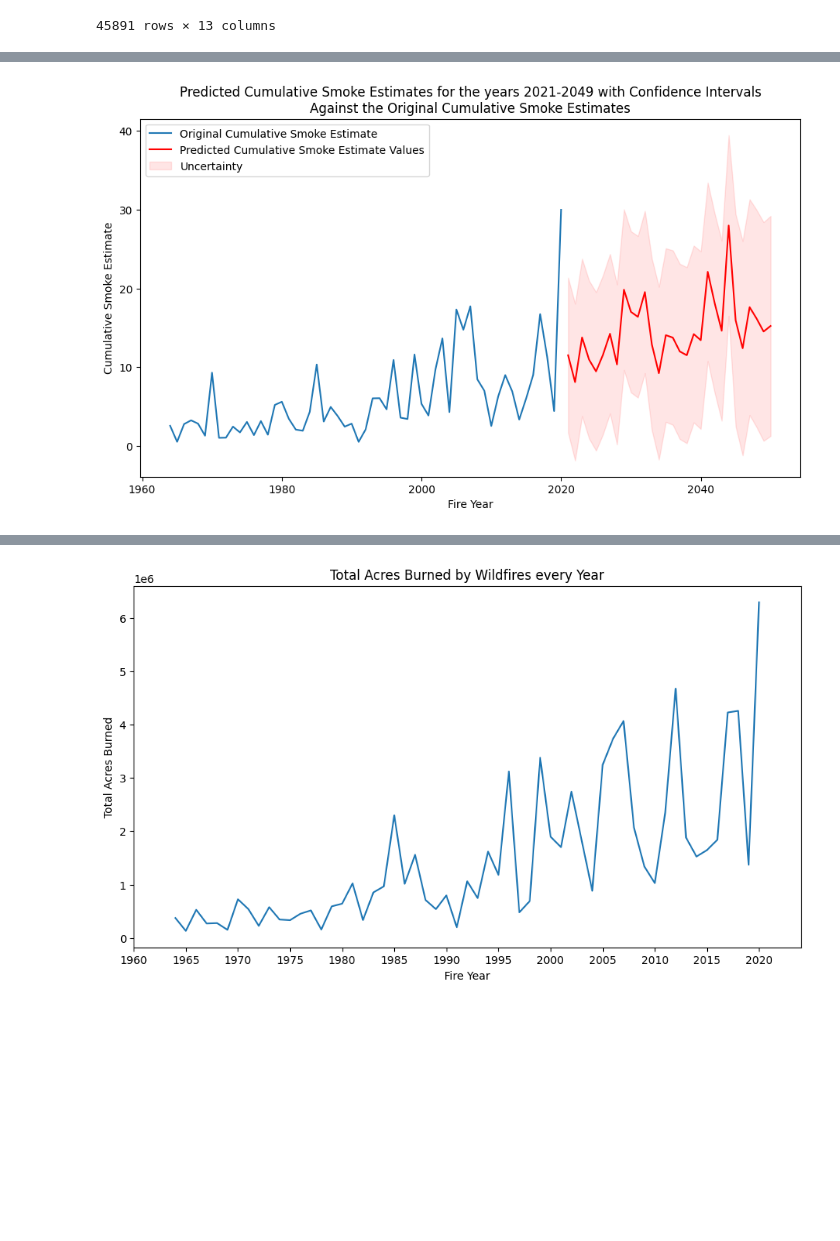
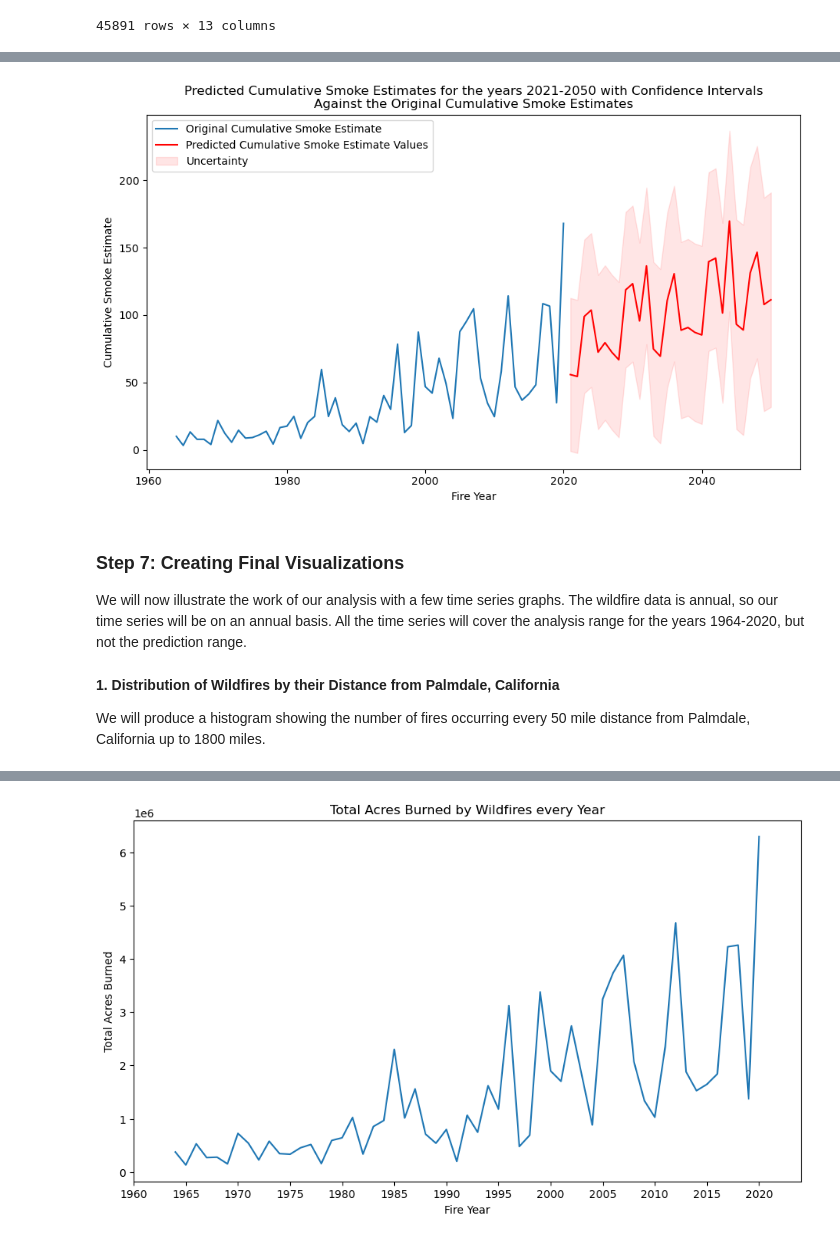
Before and after one commit to baisakhi771/data512_project, a Jupyter notebook: Analysis/Wildfire_Analysis_Data_Analysis_and_Prediction.ipynb, the cells around one changed output, grey strips where cells are left out. Cells and saved outputs as stored; diff of their text form; code cells hidden in the pictures; blank space fills up the shorter version.

Commit message:
Updating Analysis notebooks, data file and intermediate data files

```diff
--- a/Analysis/Wildfire_Analysis_Data_Analysis_and_Prediction.ipynb
+++ b/Analysis/Wildfire_Analysis_Data_Analysis_and_Prediction.ipynb
@@ -129,5 +128,5 @@ Since 'GIS_Square_Miles' is usually in hundreds, w1 is chosen as 1/100 to reduce
 Using the above formula, smoke estimate is calculated for every fire in the dataset.
 # %%
 # Calculate Smoke Estimate for every fire in the dataset
-#wf_df['Smoke_Estimate'] = wf_df['GIS_Square_Miles']*(np.exp(wf_df['Circleness_Scale']))*np.exp(-wf_df['Closest_Distance_Square_Miles']/100000)/100
-wf_df['Smoke_Estimate'] = wf_df['GIS_Square_Miles']*np.exp(-wf_df['Closest_Distance_Square_Miles']/100000)/100
+#wf_df['Smoke_Estimate'] = wf_df['GIS_Square_Miles']*(np.exp(-wf_df['Circleness_Scale']))*((1/wf_df['Closest_Distance_Square_Miles'])/100000)/100
+wf_df['Smoke_Estimate'] = wf_df['GIS_Square_Miles']*np.exp(-wf_df['Closest_Distance_Square_Miles']/1000000)/50
@@ -203,0 +346,35 @@ plt.show()
+# %%
+# Print the LSTM model summary
+print(model.summary())
+
+# now we want to check how well our LSTM model matched with the original data.
+
+# Step 1: Prepare the data (input sequences for the period 1964-2020)
+window_size = 5  # Assuming we are using the last 5 years for prediction
+
+# Create sequences from the original data for in-sample prediction (1964-2020)
+scaled_data = scaler.transform(smoke_by_year[['Smoke_Estimate']].values)  # Scaled original data
+X_in_sample, y_in_sample = create_sequences(scaled_data, window_size)  # Reuse the sequence creation function
+
+# Step 2: Generate predictions using the LSTM model for 1964-2020
+y_pred_scaled = model.predict(X_in_sample)  # Get predictions in scaled form
+y_pred = scaler.inverse_transform(y_pred_scaled)  # Inverse transform to original scale
+
+# Step 3: Prepare data for plotting
+years = smoke_by_year['Fire_Year'].values[window_size:]  # Matching the years to predictions (after window size)
+
+# Step 4: Plot the original data vs LSTM predictions
+plt.figure(figsize=(11, 6))
+
+# Plot the original cumulative smoke estimate
+plt.plot(smoke_by_year['Fire_Year'], smoke_by_year['Smoke_Estimate'], label='Original Data', marker='o')
+
+# Plot the LSTM in-sample predictions for 1964-2020
+plt.plot(years, y_pred.flatten(), 'r-', label='LSTM In-sample Predictions (1964-2020)', marker='o')
+
+# Set labels, title, and legend
+plt.xlabel('Year', fontsize=12)
+plt.ylabel('Cumulative Smoke Estimate', fontsize=12)
+plt.title('LSTM Model Fit: Predictions vs Original Data (1964-2020)', fontsize=14)
+plt.legend()
+plt.show()
@@ -301,28 +523,36 @@ confidence_intervals = forecast.conf_int()
 # %%
 # Plot the actual data
 plt.figure(figsize=(11, 6))
 plt.plot(X, Y, label='Original Cumulative Smoke Estimate')
 
 # Plot the predicted values
 plt.plot(years_range, forecast_values, color='red', label='Predicted Cumulative Smoke Estimate Values')
 
 # Plot the confidence intervals
 plt.fill_between(
     years_range,
     list(confidence_intervals.iloc[:, 0]),
     list(confidence_intervals.iloc[:, 1]),
     color='red', alpha=0.1, label='Uncertainty'
 )
 
 # Set labels and show plot
 plt.legend(loc='upper left')
-plt.title('Predicted Cumulative Smoke Estimates for the years 2021-2049 with Confidence Intervals\n\
+plt.title('Predicted Cumulative Smoke Estimates for the years 2021-2050 with Confidence Intervals\n\
 Against the Original Cumulative Smoke Estimates')
 plt.xlabel('Fire Year')
 plt.ylabel('Cumulative Smoke Estimate')
 plt.show()
 # %% [output]
-[figure, old version]
+[figure, new version]
+# %% [markdown]
+### Step 7: Creating Final Visualizations
+
+We will now illustrate the work of our analysis with a few time series graphs. The wildfire data is annual, so our time series will be on an annual basis. All the time series will cover the analysis range for the years 1964-2020, but not the prediction range.
+# %% [markdown]
+**1. Distribution of Wildfires by their Distance from Palmdale, California**
+
+We will produce a histogram showing the number of fires occurring every 50 mile distance from Palmdale, California up to 1800 miles.
 # %%
 # Plot the distribution of wildfires by their distance from Palmdale, California
 plt.figure(figsize=(12, 6))
```
Also changed, not shown: parts of 28 cells of this notebook, 9 other files.
